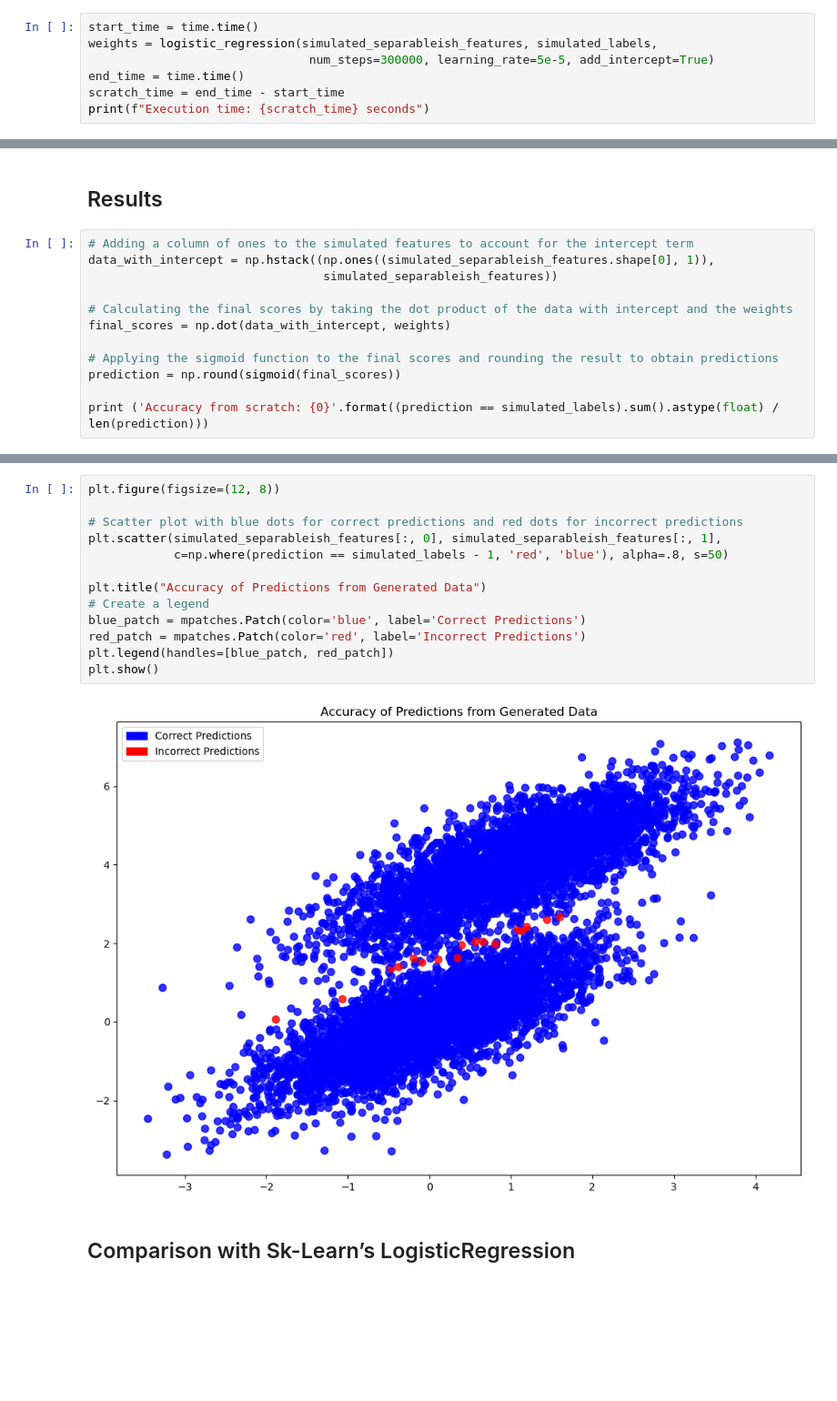
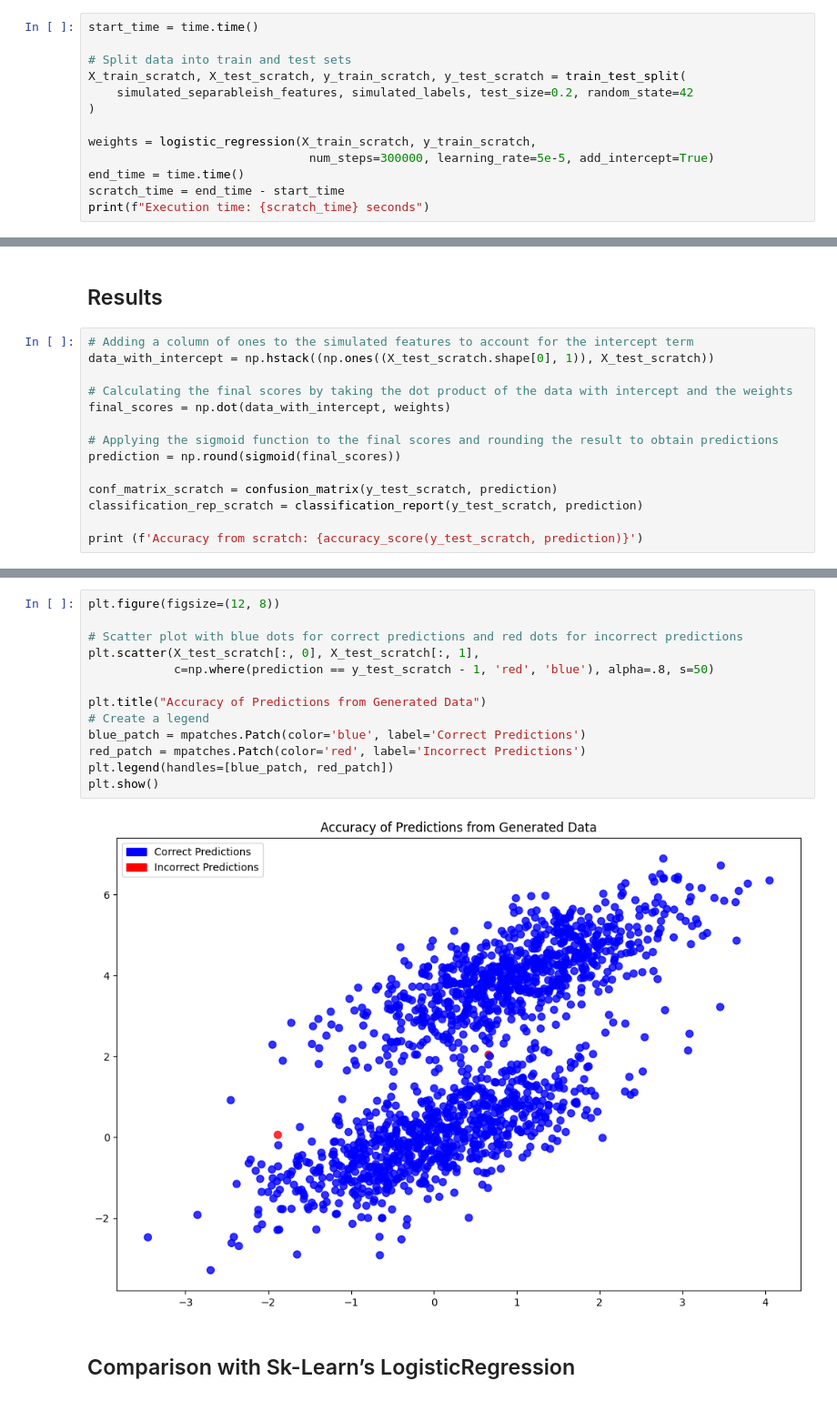
Before and after one commit to crane919/Logistic-Regression, a Jupyter notebook: notebook.ipynb, the cells around one changed output, grey strips where cells are left out. Shown: that part at 91% size. Cells and saved outputs as stored; diff of their text form; blank space fills up the shorter version.

Commit message:
Add evaluation matrix, new LG example

```diff
--- a/notebook.ipynb
+++ b/notebook.ipynb
@@ -155,7 +140,13 @@ def logistic_regression(features: np.ndarray, target: np.ndarray, num_steps: int
     return weights
 # %%
 start_time = time.time()
-weights = logistic_regression(simulated_separableish_features, simulated_labels,
+
+# Split data into train and test sets
+X_train_scratch, X_test_scratch, y_train_scratch, y_test_scratch = train_test_split(
+    simulated_separableish_features, simulated_labels, test_size=0.2, random_state=42
+)
+
+weights = logistic_regression(X_train_scratch, y_train_scratch,
                                num_steps=300000, learning_rate=5e-5, add_intercept=True)
 end_time = time.time()
 scratch_time = end_time - start_time
@@ -182,8 +173,7 @@ Execution time: 50.25571894645691 seconds
 ## Results
 # %%
 # Adding a column of ones to the simulated features to account for the intercept term
-data_with_intercept = np.hstack((np.ones((simulated_separableish_features.shape[0], 1)),
-                                 simulated_separableish_features))
+data_with_intercept = np.hstack((np.ones((X_test_scratch.shape[0], 1)), X_test_scratch))
 
 # Calculating the final scores by taking the dot product of the data with intercept and the weights
 final_scores = np.dot(data_with_intercept, weights)
@@ -191,5 +181,8 @@ final_scores = np.dot(data_with_intercept, weights)
 # Applying the sigmoid function to the final scores and rounding the result to obtain predictions
 prediction = np.round(sigmoid(final_scores))
 
-print ('Accuracy from scratch: {0}'.format((prediction == simulated_labels).sum().astype(float) / len(prediction)))
+conf_matrix_scratch = confusion_matrix(y_test_scratch, prediction)
+classification_rep_scratch = classification_report(y_test_scratch, prediction)
+
+print (f'Accuracy from scratch: {accuracy_score(y_test_scratch, prediction)}')
 # %% [output]
@@ -197,18 +190,18 @@ Accuracy from scratch: 0.995375
 # %%
 plt.figure(figsize=(12, 8))
 
 # Scatter plot with blue dots for correct predictions and red dots for incorrect predictions
-plt.scatter(simulated_separableish_features[:, 0], simulated_separableish_features[:, 1],
-            c=np.where(prediction == simulated_labels - 1, 'red', 'blue'), alpha=.8, s=50)
+plt.scatter(X_test_scratch[:, 0], X_test_scratch[:, 1],
+            c=np.where(prediction == y_test_scratch - 1, 'red', 'blue'), alpha=.8, s=50)
 
 plt.title("Accuracy of Predictions from Generated Data")
 # Create a legend
 blue_patch = mpatches.Patch(color='blue', label='Correct Predictions')
 red_patch = mpatches.Patch(color='red', label='Incorrect Predictions')
 plt.legend(handles=[blue_patch, red_patch])
 plt.show()
 # %% [output]
-[figure, old version]
+[figure, new version]
 # %% [markdown]
 ## Comparison with Sk-Learn’s LogisticRegression
 # %%
```
Also changed, not shown: parts of 11 cells of this notebook.
